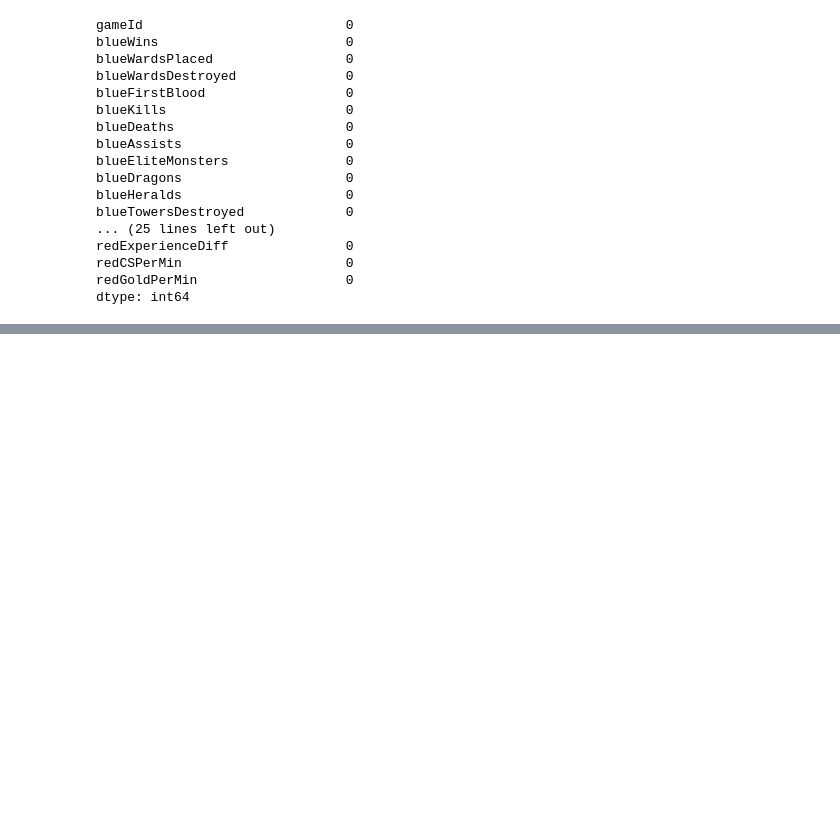
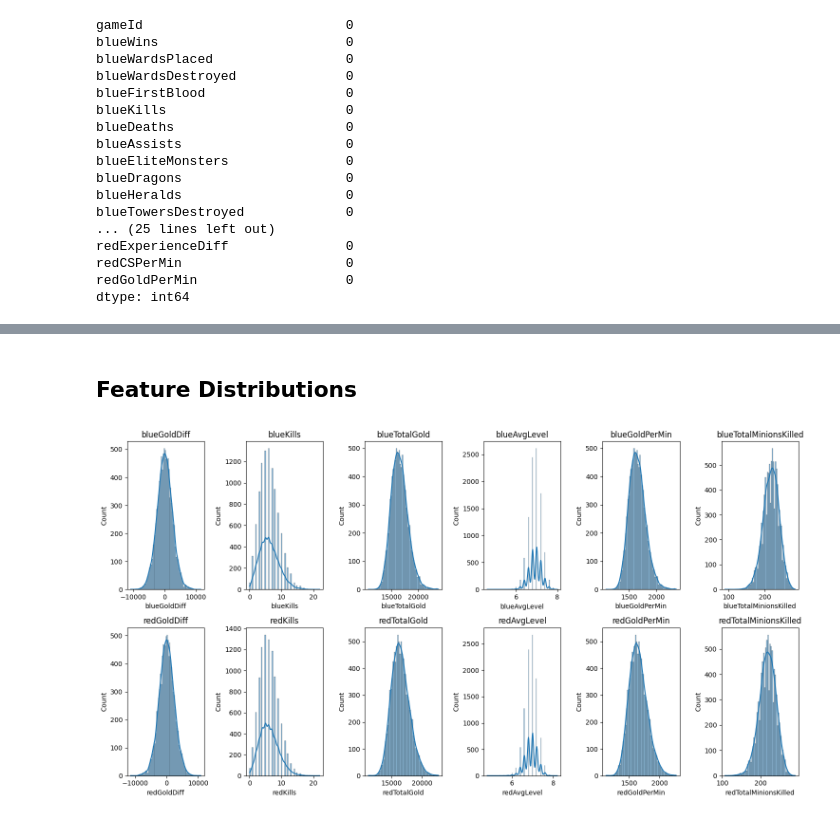
Before and after one commit to Geronimoooooo/lol-win-prediction, a Jupyter notebook: notebooks/01_eda.ipynb, the cells around one changed output, grey strips where cells are left out. Drawn from its saved outputs; the diff is of its cells as text; code cells hidden in the pictures; blank space fills up the shorter version.

Commit message:
Polish EDA: fix typos, reorder cells, save plot outputs

```diff
--- a/notebooks/01_eda.ipynb
+++ b/notebooks/01_eda.ipynb
@@ -102,0 +139,19 @@ Name: count, dtype: int64
+# %% [markdown]
+## Feature Distributions
+# %%
+# Graphs about blueTeam and redTeam most important features
+columns_to_plot_blues = ['blueGoldDiff', 'blueKills', 'blueTotalGold', 'blueAvgLevel', 'blueGoldPerMin', 'blueTotalMinionsKilled']
+columns_to_plot_reds = ['redGoldDiff', 'redKills', 'redTotalGold', 'redAvgLevel', 'redGoldPerMin', 'redTotalMinionsKilled']
+columns_to_plot = columns_to_plot_blues + columns_to_plot_reds
+
+fig, axes = plt.subplots(2, 6, figsize = (15, 8))
+axes = axes.flatten()
+
+for i, col in enumerate(columns_to_plot):
+    sns.histplot(df[col], ax=axes[i], kde=True)
+    axes[i].set_title(col)
+
+plt.tight_layout()
+plt.show()
+# %% [output]
+[figure, added]
```
Also changed, not shown: parts of 23 cells of this notebook.
